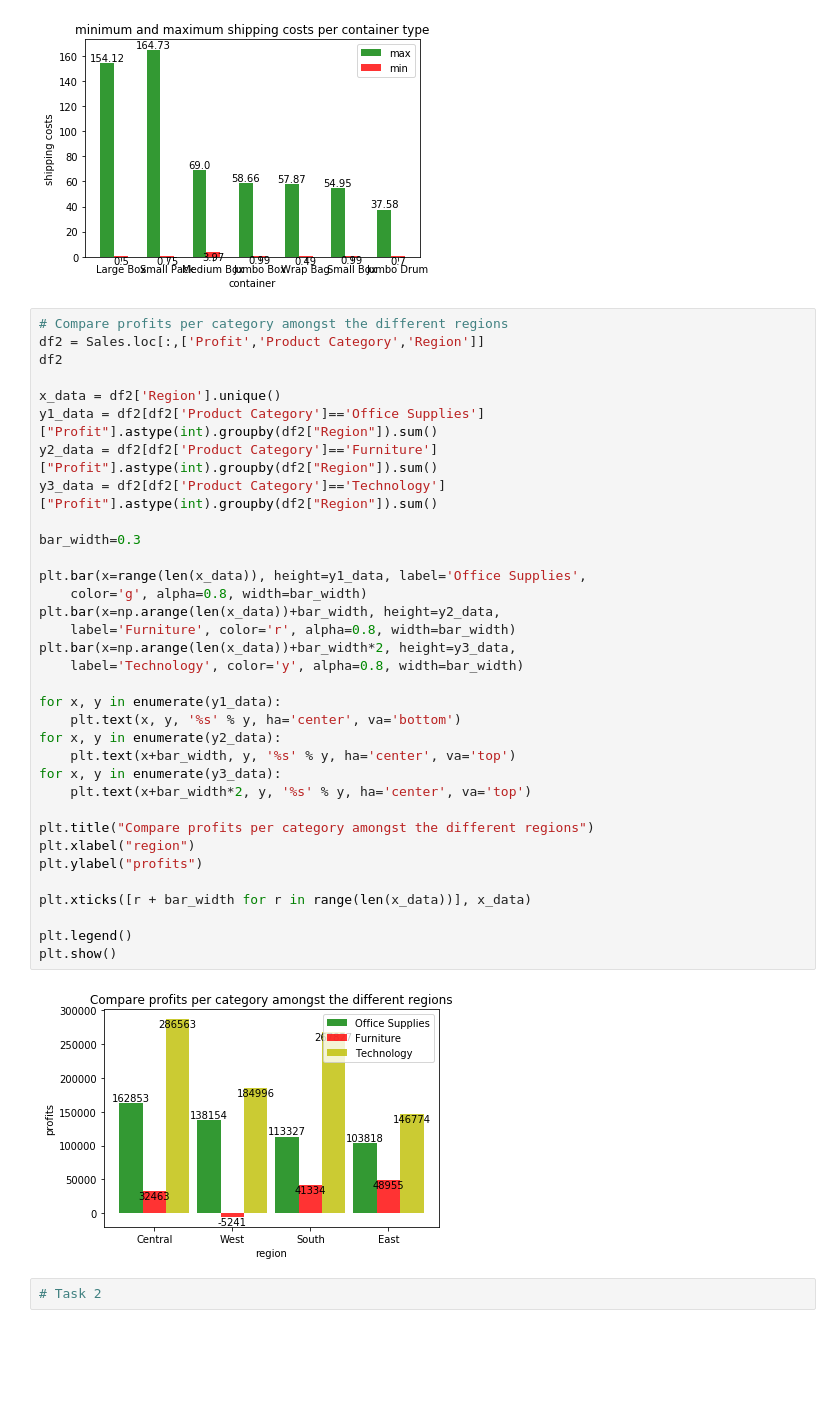
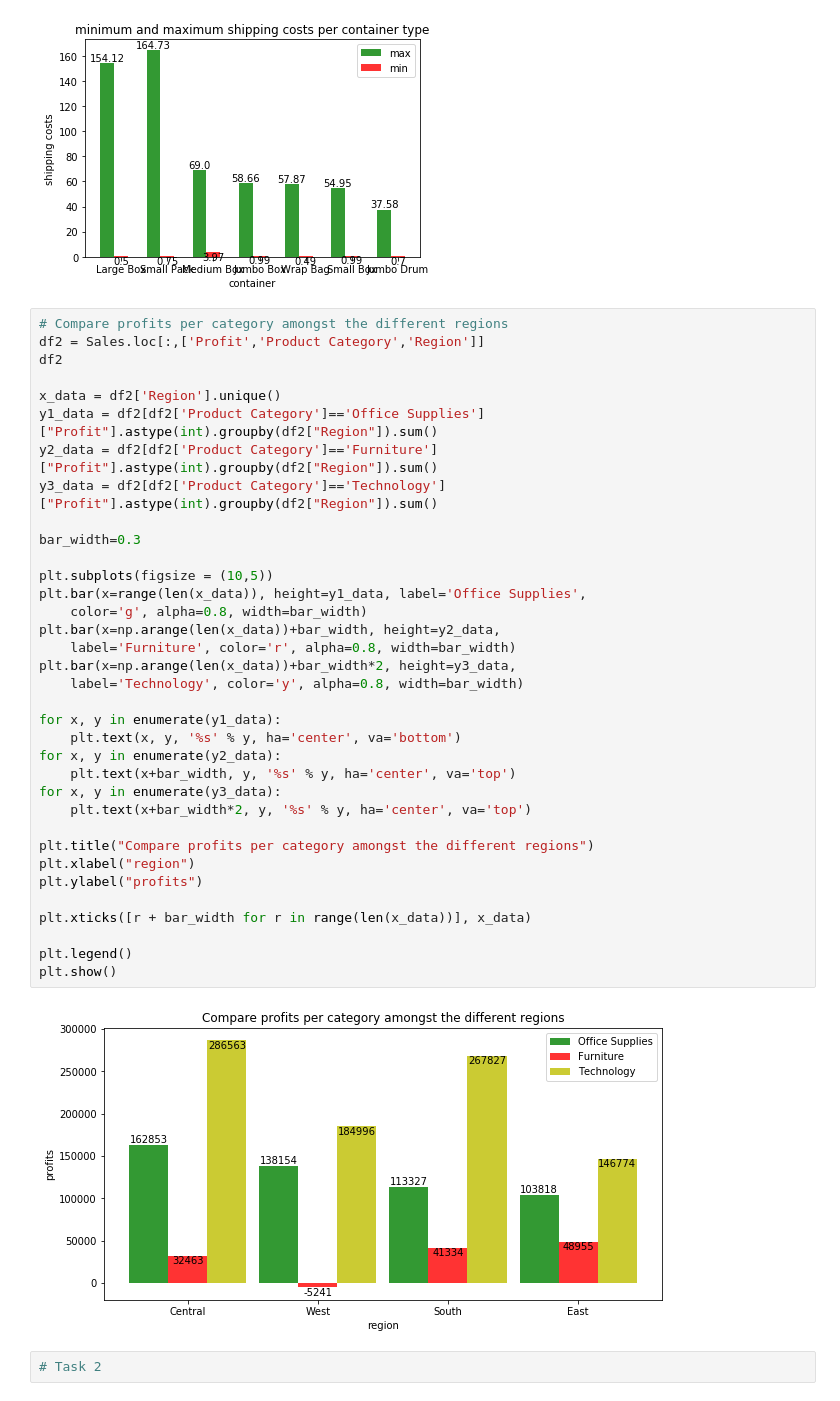
Before and after one commit to green-fox-academy/Angela93-Shi, a Jupyter notebook: week-06/day-03/workshop.ipynb, the cells around one changed output. Cells and saved outputs as stored; diff of their text form; blank space fills up the shorter version.

```diff
--- a/week-06/day-03/workshop.ipynb
+++ b/week-06/day-03/workshop.ipynb
@@ -113,34 +113,35 @@ df2
 x_data = df2['Region'].unique()
 y1_data = df2[df2['Product Category']=='Office Supplies']["Profit"].astype(int).groupby(df2["Region"]).sum()
 y2_data = df2[df2['Product Category']=='Furniture']["Profit"].astype(int).groupby(df2["Region"]).sum()
 y3_data = df2[df2['Product Category']=='Technology']["Profit"].astype(int).groupby(df2["Region"]).sum()
 
 bar_width=0.3
 
+plt.subplots(figsize = (10,5))
 plt.bar(x=range(len(x_data)), height=y1_data, label='Office Supplies',
     color='g', alpha=0.8, width=bar_width)
 plt.bar(x=np.arange(len(x_data))+bar_width, height=y2_data,
     label='Furniture', color='r', alpha=0.8, width=bar_width)
 plt.bar(x=np.arange(len(x_data))+bar_width*2, height=y3_data,
     label='Technology', color='y', alpha=0.8, width=bar_width)
 
 for x, y in enumerate(y1_data):
     plt.text(x, y, '%s' % y, ha='center', va='bottom')
 for x, y in enumerate(y2_data):
     plt.text(x+bar_width, y, '%s' % y, ha='center', va='top')
 for x, y in enumerate(y3_data):
     plt.text(x+bar_width*2, y, '%s' % y, ha='center', va='top')
 
 plt.title("Compare profits per category amongst the different regions")
 plt.xlabel("region")
 plt.ylabel("profits")
 
 plt.xticks([r + bar_width for r in range(len(x_data))], x_data)
 
 plt.legend()
 plt.show()
 # %% [output]
-[figure, old version]
+[figure, new version]
 # %%
 # Task 2
 # %%
```
Also changed, not shown: parts of 5 cells of this notebook, 1 other file.
